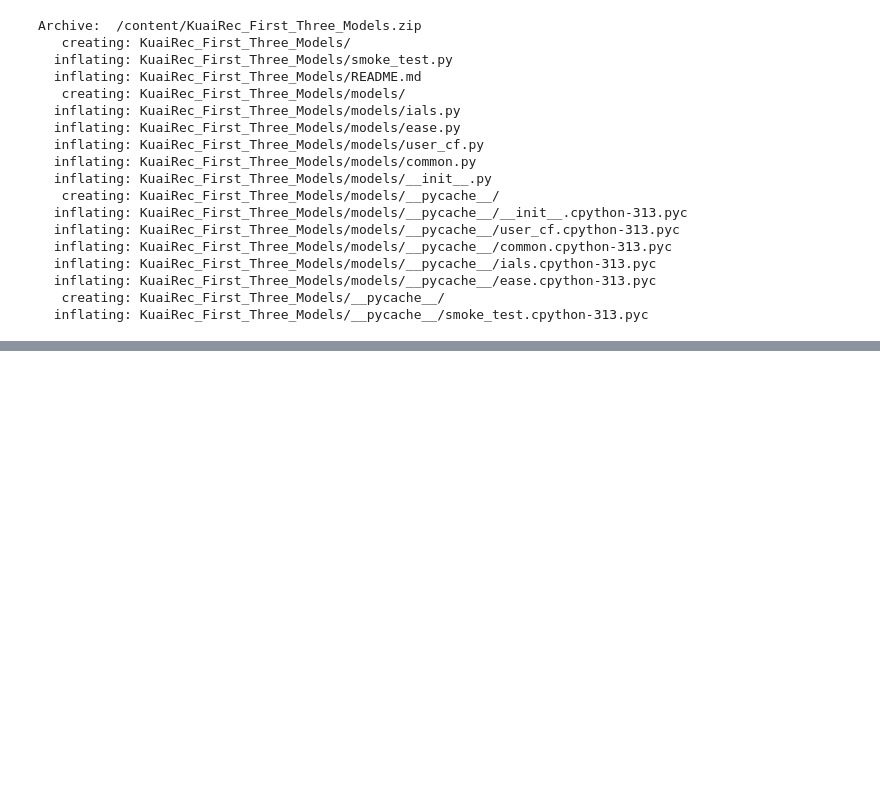
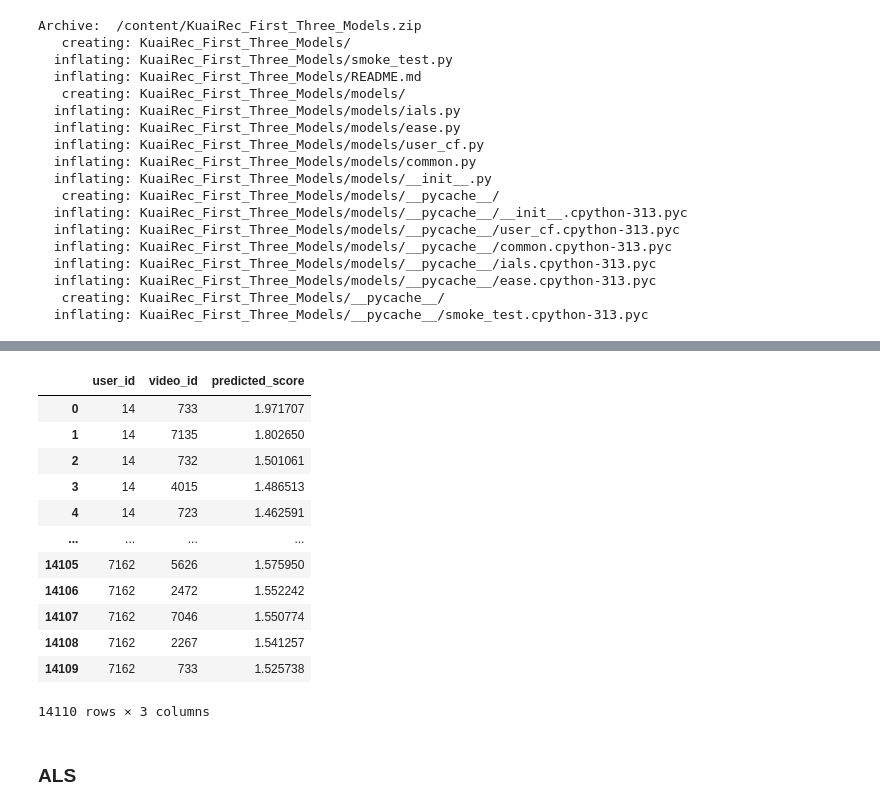
Before and after one commit to k0lenk4/five_recsys_models, a Jupyter notebook: Statistics_KuaiRec.ipynb, the cells around one changed output, grey strips where cells are left out. Saved outputs shown, nothing was run; the diff lists cells and outputs as text; code cells hidden in the pictures; blank space fills up the shorter version.

```diff
--- a/Statistics_KuaiRec.ipynb
+++ b/Statistics_KuaiRec.ipynb
@@ -563,0 +764,20 @@ Archive:  /content/KuaiRec_First_Three_Models.zip
+# %%
+recommendations, similarity_df, R = recommend_userknn(train_df)
+# %%
+recommendations
+# %% [output]
+|  | user_id | video_id | predicted_score |
+| 0 | 14 | 733 | 1.971707 |
+| 1 | 14 | 7135 | 1.802650 |
+| 2 | 14 | 732 | 1.501061 |
+| 3 | 14 | 4015 | 1.486513 |
+| 4 | 14 | 723 | 1.462591 |
+| ... | ... | ... | ... |
+| 14105 | 7162 | 5626 | 1.575950 |
+| 14106 | 7162 | 2472 | 1.552242 |
+| 14107 | 7162 | 7046 | 1.550774 |
+| 14108 | 7162 | 2267 | 1.541257 |
+| 14109 | 7162 | 733 | 1.525738 |
+14110 rows × 3 columns
+# %% [markdown]
+### ALS
```
Also changed, not shown: parts of 27 cells of this notebook.
